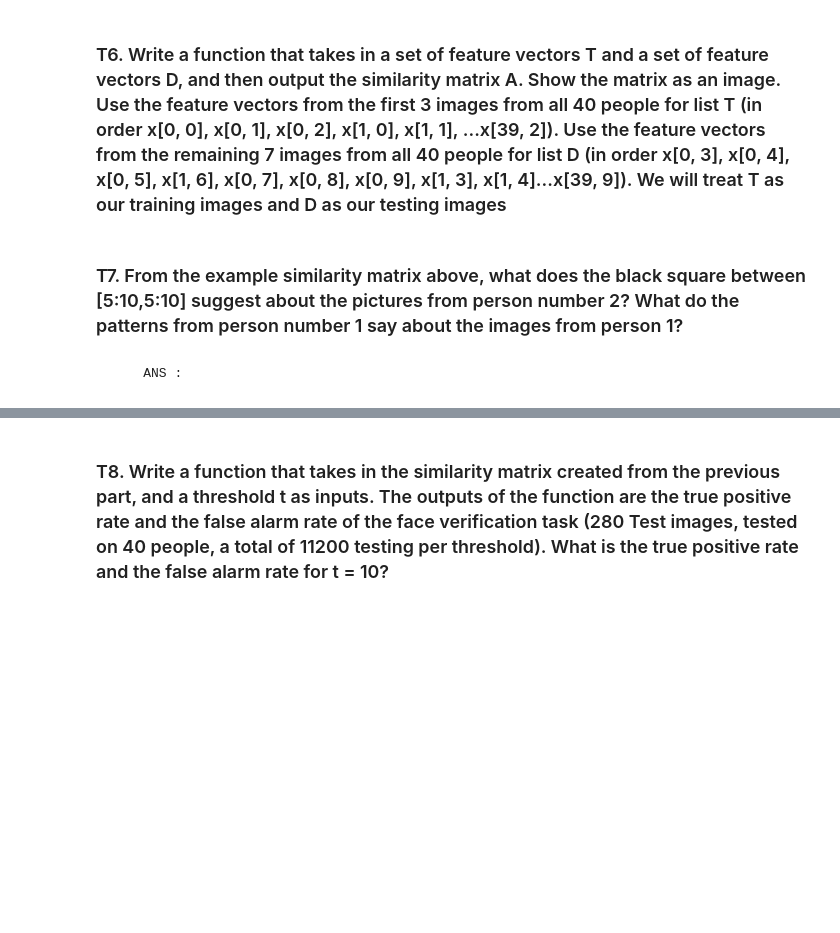
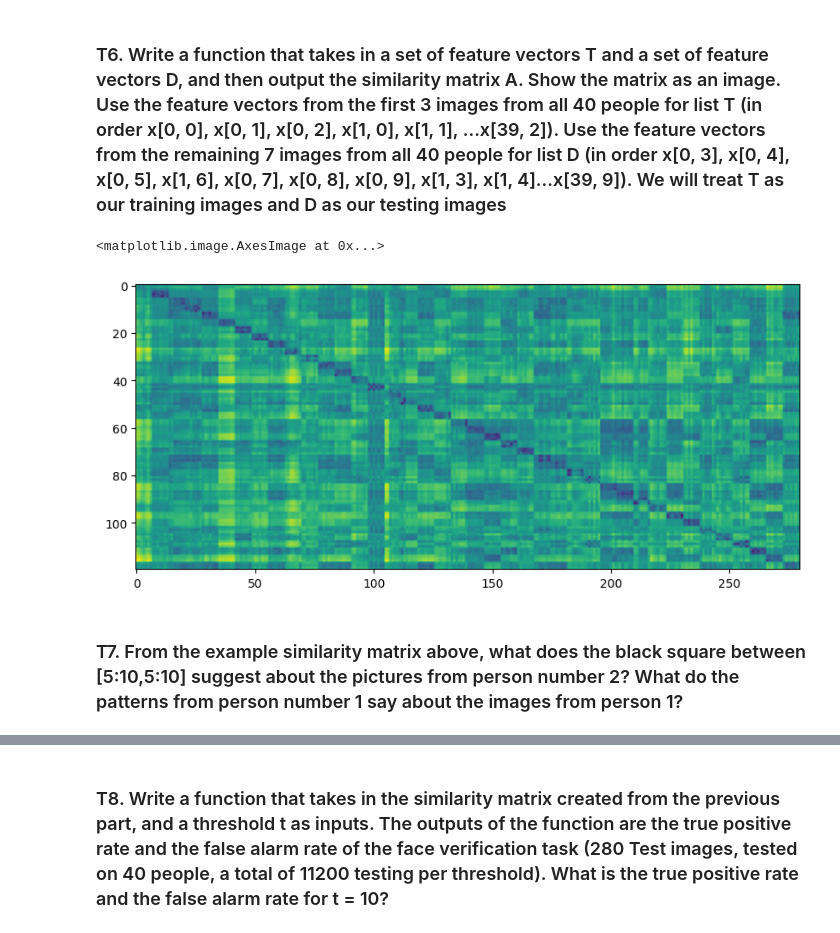
Before and after one commit to Nacnano/my-chula-courses, a Jupyter notebook: 2110573-patt-recog/HW3/HW3_Fisherfaces(student).ipynb, the cells around one changed output, grey strips where cells are left out. Saved outputs shown, nothing was run; the diff lists cells and outputs as text; code cells hidden in the pictures; blank space fills up the shorter version.

```diff
--- a/2110573-patt-recog/HW3/HW3_Fisherfaces(student).ipynb
+++ b/2110573-patt-recog/HW3/HW3_Fisherfaces(student).ipynb
@@ -286,7 +299,10 @@ def organize_shape(matrix):
         Input shape: (people_index, image_index, image_shape[0], image_shape[1])
         Output shape: (people_index*image_index, image_shape[0]*image_shape[1])
     """
-    return
+    new_matrix = matrix.copy()
+    new_row, new_col = new_matrix.shape[0] * new_matrix.shape[1], new_matrix.shape[2]*new_matrix.shape[3]
+    new_matrix = new_matrix.reshape((new_row, new_col))
+    return new_matrix
 
 
 def generate_similarity_matrix(A, B):
@@ -296,6 +312,10 @@ def generate_similarity_matrix(A, B):
     """
 
     # INSERT CODE HERE
+    similarity_matrix = np.zeros((A.shape[0], B.shape[0]))
+    for i in range(A.shape[0]):
+        for j in range(B.shape[0]):
+            similarity_matrix[i][j] = L2_dist(A[i], B[j])
 
     return similarity_matrix
 
@@ -309,8 +329,16 @@ test_generate_similarity_matrix()
 # %%
 #TODO: Show similariry matrix between T and D.
 
 # INSERT CODE HERE
+T = organize_shape(xf[:, :3])
+D = organize_shape(xf[:, 3:])
 
-similarity_matrix = ...
+similarity_matrix = generate_similarity_matrix(T, D)
+
+plt.figure(figsize=(10, 10))
+plt.imshow(similarity_matrix)
+# %% [output]
+<matplotlib.image.AxesImage at 0x...>
+[figure, added]
 # %% [markdown]
 ### T7. From the example similarity matrix above, what does the black square between [5:10,5:10] suggest about the pictures from person number 2? What do the patterns from person number 1 say about the images from person 1?
@@ -319,2 +344,0 @@ similarity_matrix = ...
-# %% [markdown]
-        ANS :
```
Also changed, not shown: parts of 14 cells of this notebook, 1 other file.
